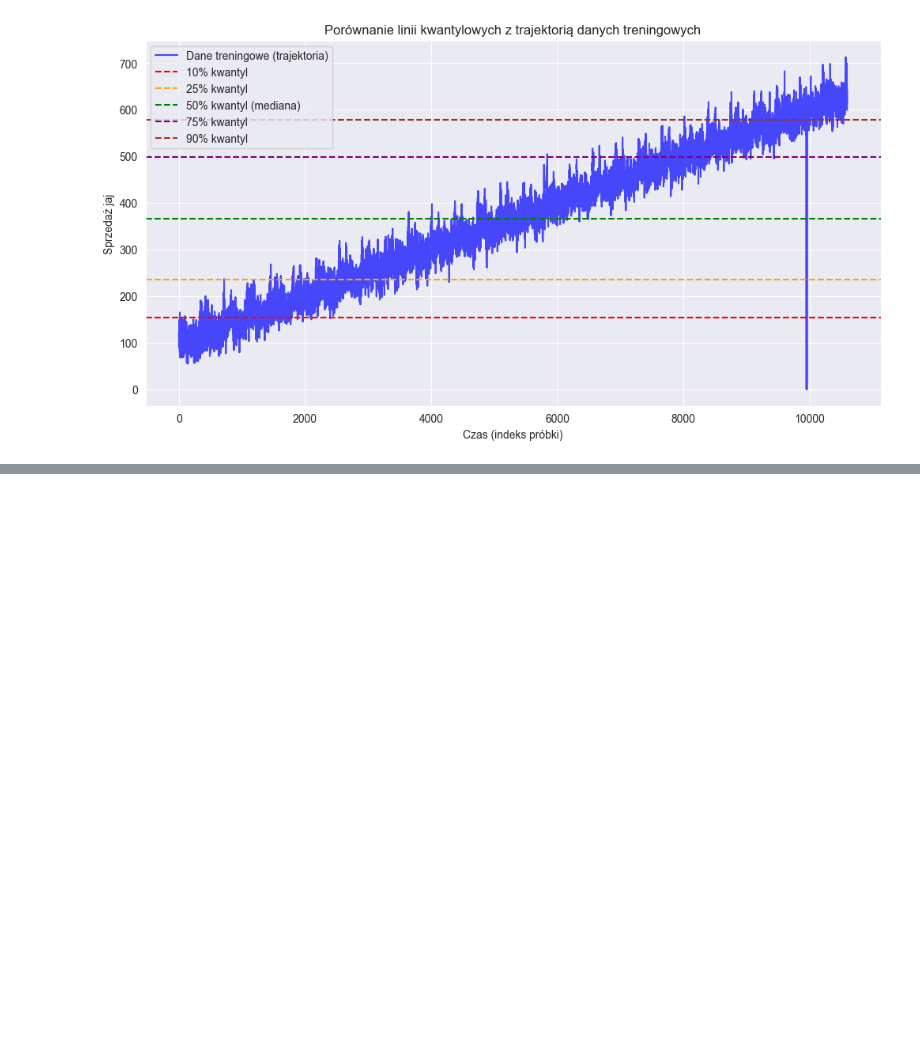
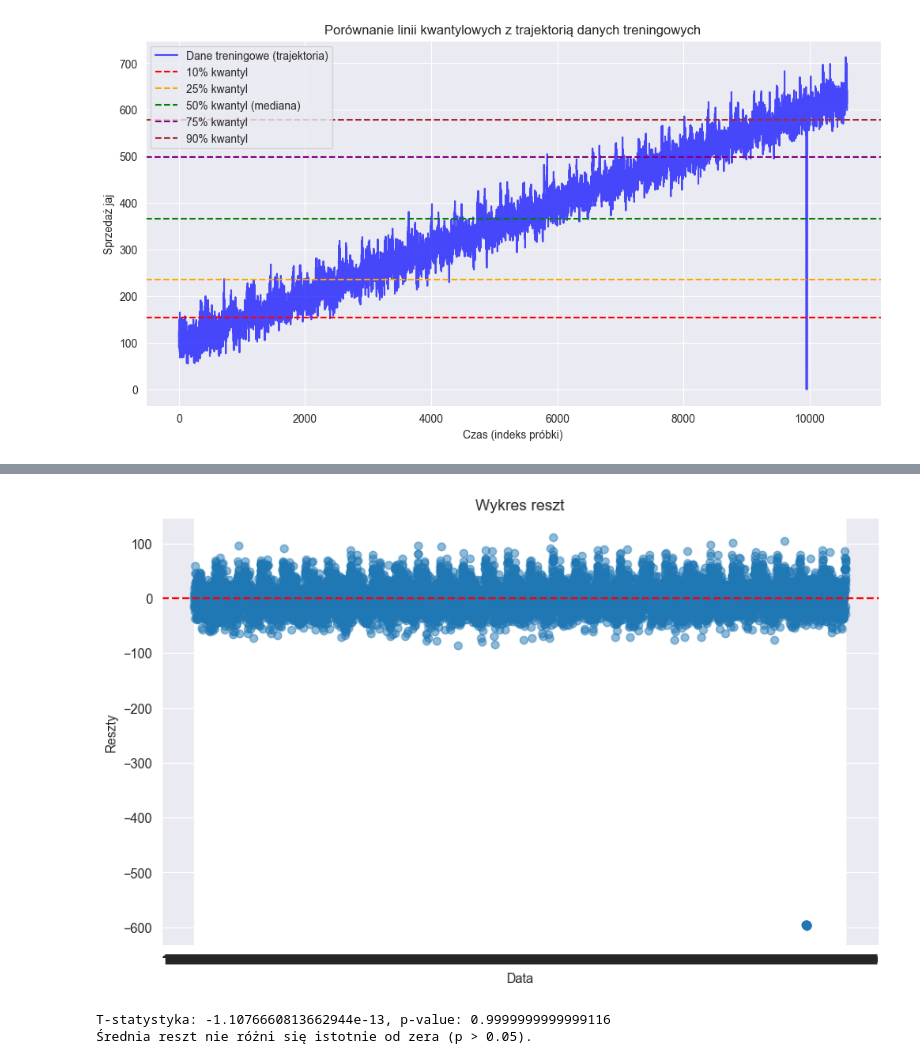
Before and after one commit to AmeliaBieda/Egg_Sales, a Jupyter notebook: raport.ipynb, the cells around one changed output, grey strips where cells are left out. Drawn from its saved outputs; the diff is of its cells as text; code cells hidden in the pictures; blank space fills up the shorter version.

```diff
--- a/raport.ipynb
+++ b/raport.ipynb
@@ -510,0 +465,40 @@ KeyError: 'Egg_Sales'
+# %%
+import pandas as pd
+import numpy as np
+import matplotlib.pyplot as plt
+from sklearn.linear_model import LinearRegression
+from scipy import stats
+
+
+# Przygotowanie danych treningowych
+X_train = np.arange(len(data)).reshape(-1, 1)  # Używamy indeksu jako zmiennej niezależnej
+y_train = data['Egg Sales']
+
+# Budowa modelu regresji liniowej
+model = LinearRegression()
+model.fit(X_train, y_train)
+
+# Obliczenie reszt
+residuals = y_train - model.predict(X_train)
+
+# Wykres reszt
+plt.figure(figsize=(10, 6))
+plt.scatter(data['Date'], residuals, alpha=0.5)
+plt.axhline(y=0, color='r', linestyle='--')
+plt.title('Wykres reszt')
+plt.xlabel('Data')
+plt.ylabel('Reszty')
+plt.show()
+
+# Test t dla średniej reszt
+t_stat, p_value = stats.ttest_1samp(residuals, 0)
+print(f"T-statystyka: {t_stat}, p-value: {p_value}")
+
+if p_value > 0.05:
+    print("Średnia reszt nie różni się istotnie od zera (p > 0.05).")
+else:
+    print("Średnia reszt różni się istotnie od zera (p <= 0.05).")
+# %% [output]
+[figure, added]
+T-statystyka: -1.1076660813662944e-13, p-value: 0.9999999999999116
+Średnia reszt nie różni się istotnie od zera (p > 0.05).
```
Also changed, not shown: parts of 12 cells of this notebook.
